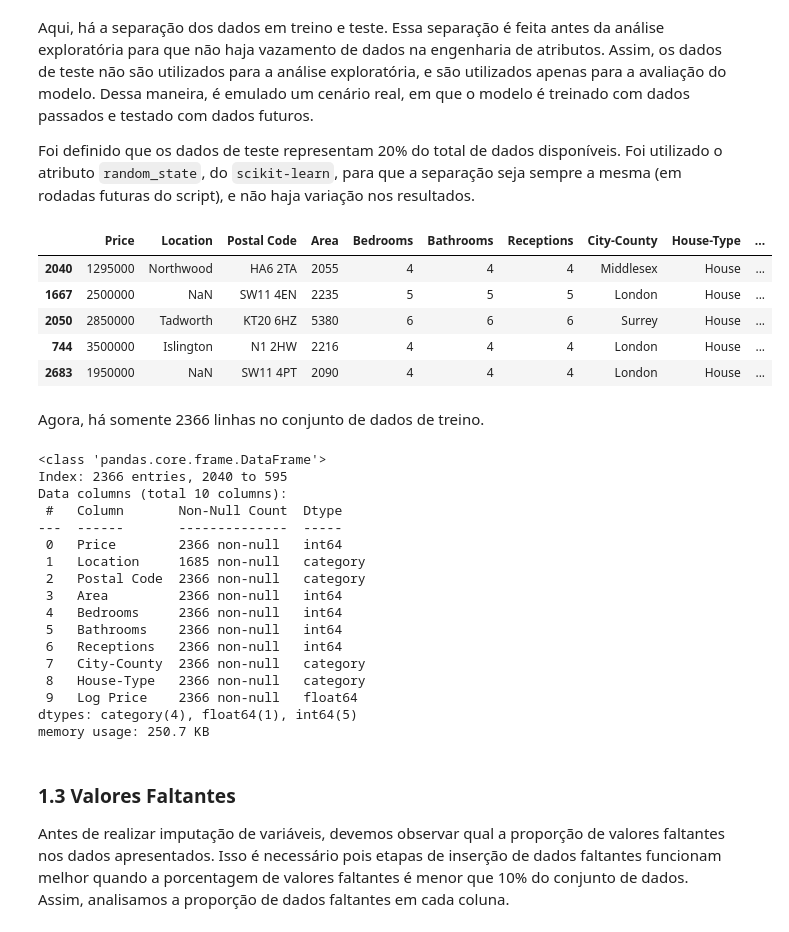
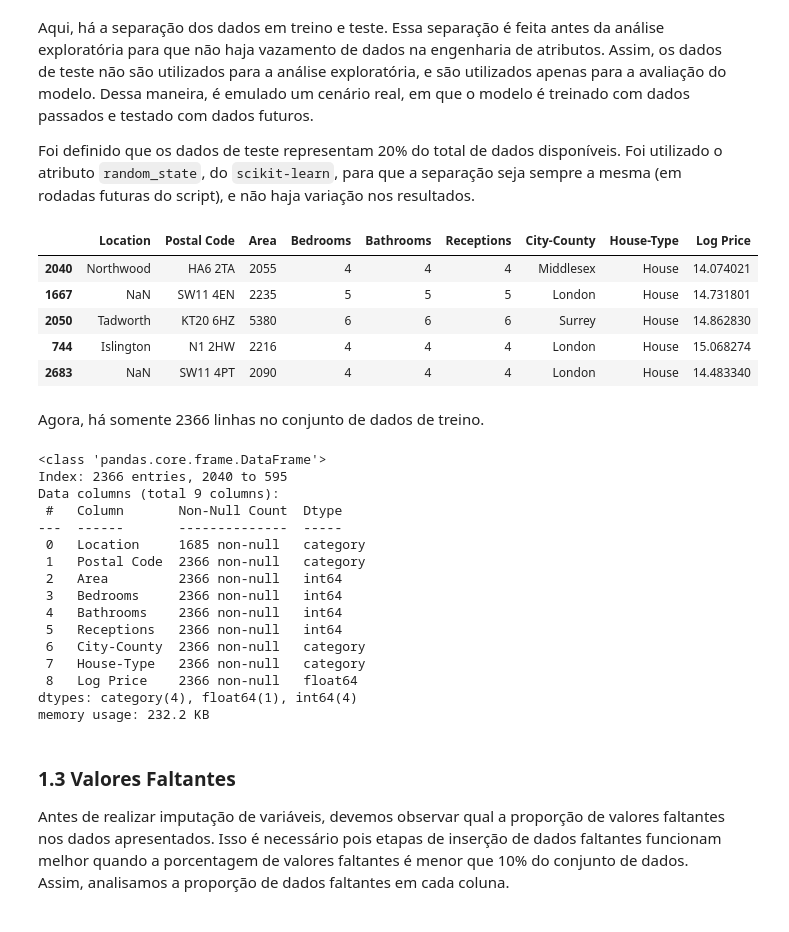
Before and after one commit to kowalks/cmc13-exame, a Jupyter notebook: exame.ipynb, the cells around one changed output. Drawn from its saved outputs; the diff is of its cells as text; code cells hidden in the pictures.

```diff
--- a/exame.ipynb
+++ b/exame.ipynb
@@ -158,26 +158,26 @@ Foi definido que os dados de teste representam 20% do total de dados disponívei
 # %%
 from sklearn.model_selection import train_test_split
 
 # target_variable = 'Price'
 target_variable = 'Log Price'
 
-X = data.drop(columns=target_variable)
+X = data.drop(columns=['Price', 'Log Price'])
 y = data[target_variable]
 X_train, X_test, y_train, y_test = train_test_split(
     X,
     y,
     test_size = 0.2,
     random_state=23
 )
 train = pd.concat([X_train, y_train], axis='columns')
 train.head()
 # %% [output]
-|  | Price | Location | Postal Code | Area | Bedrooms | Bathrooms | Receptions | City-County | House-Type | ... |
-| 2040 | 1295000 | Northwood | HA6 2TA | 2055 | 4 | 4 | 4 | Middlesex | House | ... |
-| 1667 | 2500000 | NaN | SW11 4EN | 2235 | 5 | 5 | 5 | London | House | ... |
-| 2050 | 2850000 | Tadworth | KT20 6HZ | 5380 | 6 | 6 | 6 | Surrey | House | ... |
-| 744 | 3500000 | Islington | N1 2HW | 2216 | 4 | 4 | 4 | London | House | ... |
-| 2683 | 1950000 | NaN | SW11 4PT | 2090 | 4 | 4 | 4 | London | House | ... |
+|  | Location | Postal Code | Area | Bedrooms | Bathrooms | Receptions | City-County | House-Type | Log Price |
+| 2040 | Northwood | HA6 2TA | 2055 | 4 | 4 | 4 | Middlesex | House | 14.074021 |
+| 1667 | NaN | SW11 4EN | 2235 | 5 | 5 | 5 | London | House | 14.731801 |
+| 2050 | Tadworth | KT20 6HZ | 5380 | 6 | 6 | 6 | Surrey | House | 14.862830 |
+| 744 | Islington | N1 2HW | 2216 | 4 | 4 | 4 | London | House | 15.068274 |
+| 2683 | NaN | SW11 4PT | 2090 | 4 | 4 | 4 | London | House | 14.483340 |
 # %% [markdown]
 Agora, há somente 2366 linhas no conjunto de dados de treino.
 # %%
@@ -185,21 +185,20 @@ train.info()
 # %% [output]
 <class 'pandas.core.frame.DataFrame'>
 Index: 2366 entries, 2040 to 595
-Data columns (total 10 columns):
+Data columns (total 9 columns):
  #   Column       Non-Null Count  Dtype
 ---  ------       --------------  -----
- 0   Price        2366 non-null   int64
- 1   Location     1685 non-null   category
- 2   Postal Code  2366 non-null   category
- 3   Area         2366 non-null   int64
- 4   Bedrooms     2366 non-null   int64
- 5   Bathrooms    2366 non-null   int64
- 6   Receptions   2366 non-null   int64
- 7   City-County  2366 non-null   category
- 8   House-Type   2366 non-null   category
- 9   Log Price    2366 non-null   float64
-dtypes: category(4), float64(1), int64(5)
-memory usage: 250.7 KB
+ 0   Location     1685 non-null   category
+ 1   Postal Code  2366 non-null   category
+ 2   Area         2366 non-null   int64
+ 3   Bedrooms     2366 non-null   int64
+ 4   Bathrooms    2366 non-null   int64
+ 5   Receptions   2366 non-null   int64
+ 6   City-County  2366 non-null   category
+ 7   House-Type   2366 non-null   category
+ 8   Log Price    2366 non-null   float64
+dtypes: category(4), float64(1), int64(4)
+memory usage: 232.2 KB
 # %% [markdown]
 ### 1.3 Valores Faltantes
 Antes de realizar imputação de variáveis, devemos observar qual a proporção de valores faltantes nos dados apresentados. Isso é necessário pois etapas de inserção de dados faltantes funcionam melhor quando a porcentagem de valores faltantes é menor que 10% do conjunto de dados. Assim, analisamos a proporção de dados faltantes em cada coluna.
```
Also changed, not shown: parts of 52 cells of this notebook, 1 other file.
